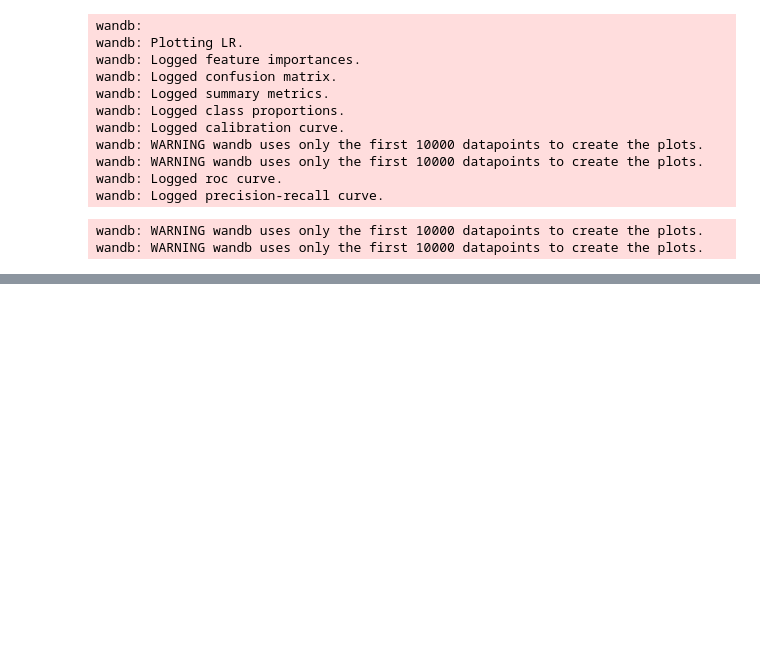
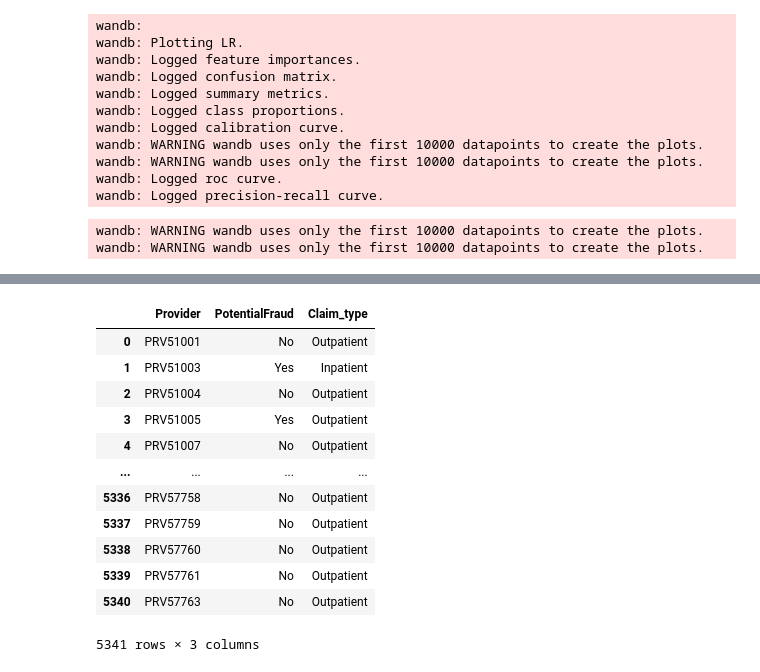
Before and after one commit to areias/healthcare_fraud, a Jupyter notebook: Logistic_Regression.ipynb, the cells around one changed output, grey strips where cells are left out. Cells and saved outputs as stored; diff of their text form; code cells hidden in the pictures; blank space fills up the shorter version.

```diff
--- a/Logistic_Regression.ipynb
+++ b/Logistic_Regression.ipynb
@@ -275,0 +325,17 @@ wandb.sklearn.plot_summary_metrics(log_model, X_train, y_train, X_test, y_test)
+# %%
+groups4=final_df.groupby(['Provider','PotentialFraud'], as_index=False)['Claim_type'].agg(pd.Series.mode)
+groups4
+# %% [output]
+|  | Provider | PotentialFraud | Claim_type |
+| 0 | PRV51001 | No | Outpatient |
+| 1 | PRV51003 | Yes | Inpatient |
+| 2 | PRV51004 | No | Outpatient |
+| 3 | PRV51005 | Yes | Outpatient |
+| 4 | PRV51007 | No | Outpatient |
+| ... | ... | ... | ... |
+| 5336 | PRV57758 | No | Outpatient |
+| 5337 | PRV57759 | No | Outpatient |
+| 5338 | PRV57760 | No | Outpatient |
+| 5339 | PRV57761 | No | Outpatient |
+| 5340 | PRV57763 | No | Outpatient |
+5341 rows × 3 columns
```
Also changed, not shown: parts of 7 cells of this notebook.
